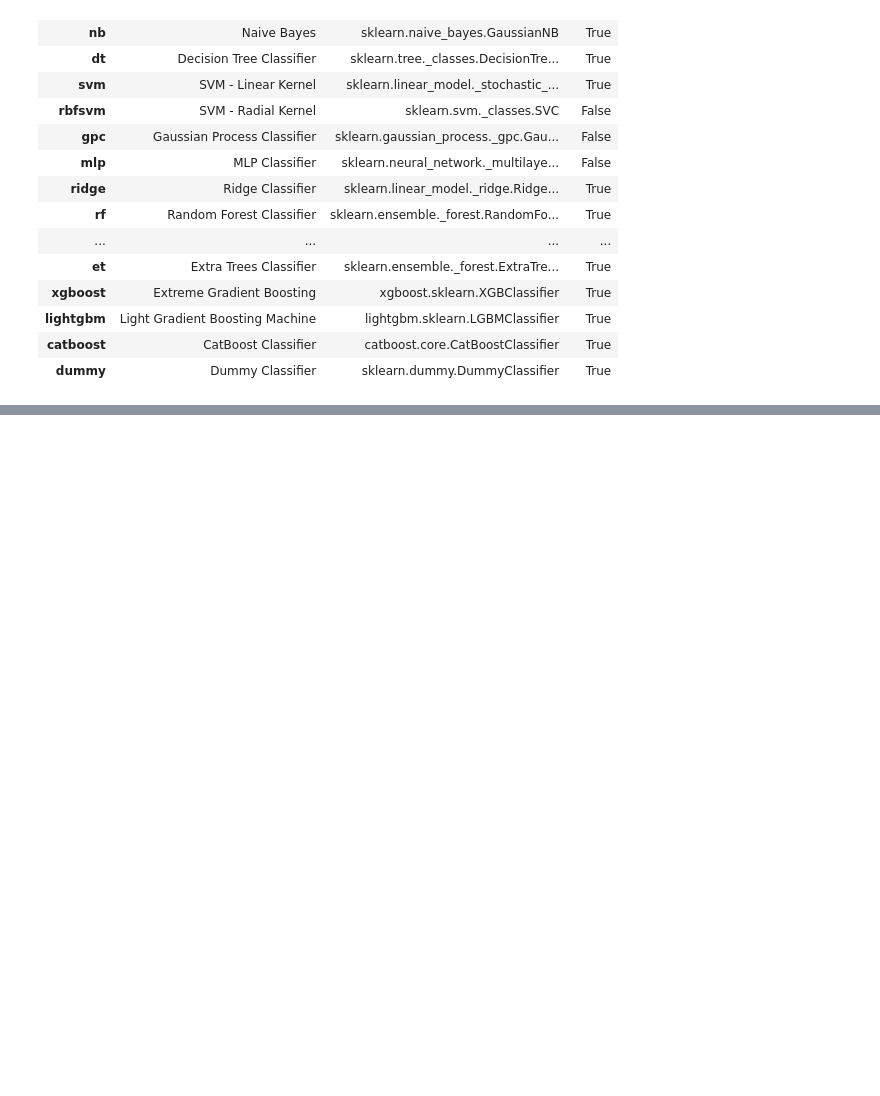
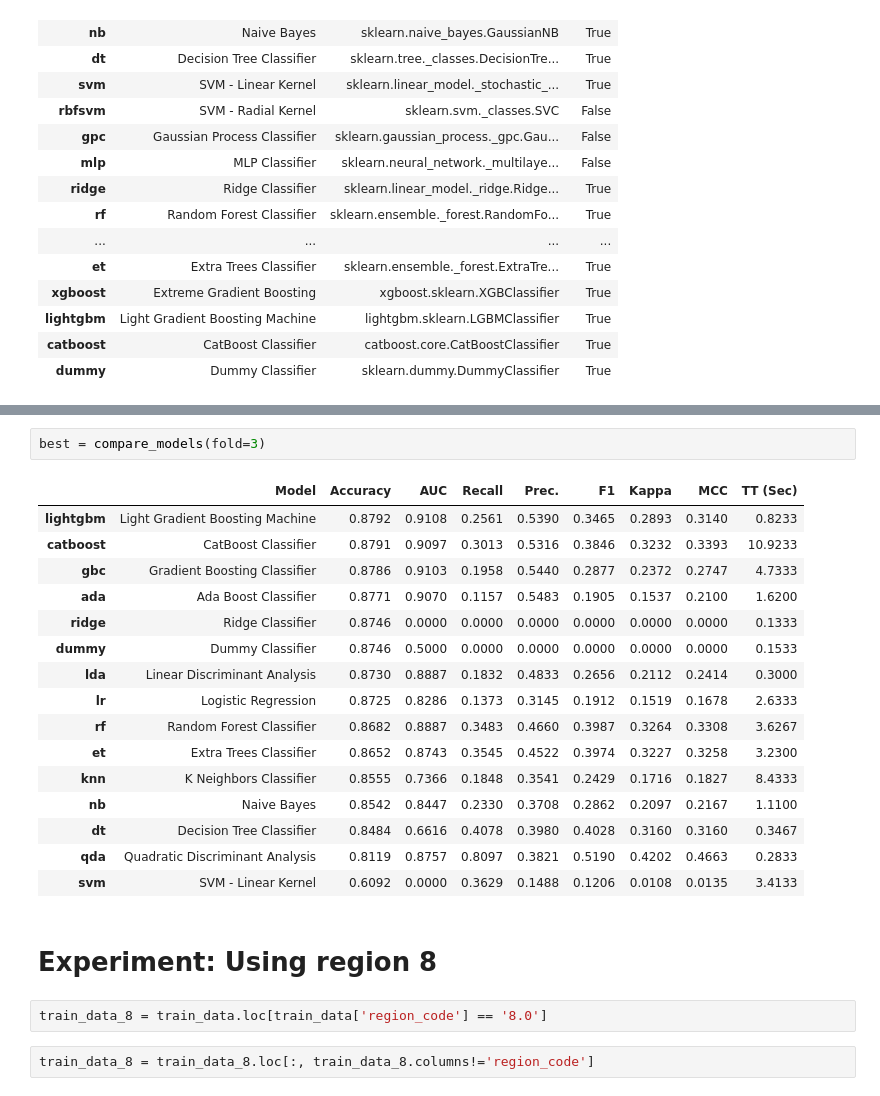
Before and after one commit to gsundeep-tech/churn-prediction, a Jupyter notebook: notebooks/pycaret analysis.ipynb, the cells around one changed output, grey strips where cells are left out. Drawn from its saved outputs; the diff is of its cells as text; blank space fills up the shorter version.

```diff
--- a/notebooks/pycaret analysis.ipynb
+++ b/notebooks/pycaret analysis.ipynb
@@ -261,0 +203,25 @@ best3 = compare_models(n_select=3, fold=5, exclude = ['rf', 'et', 'knn'])
+# %%
+best = compare_models(fold=3)
+# %% [output]
+|  | Model | Accuracy | AUC | Recall | Prec. | F1 | Kappa | MCC | TT (Sec) |
+| lightgbm | Light Gradient Boosting Machine | 0.8792 | 0.9108 | 0.2561 | 0.5390 | 0.3465 | 0.2893 | 0.3140 | 0.8233 |
+| catboost | CatBoost Classifier | 0.8791 | 0.9097 | 0.3013 | 0.5316 | 0.3846 | 0.3232 | 0.3393 | 10.9233 |
+| gbc | Gradient Boosting Classifier | 0.8786 | 0.9103 | 0.1958 | 0.5440 | 0.2877 | 0.2372 | 0.2747 | 4.7333 |
+| ada | Ada Boost Classifier | 0.8771 | 0.9070 | 0.1157 | 0.5483 | 0.1905 | 0.1537 | 0.2100 | 1.6200 |
+| ridge | Ridge Classifier | 0.8746 | 0.0000 | 0.0000 | 0.0000 | 0.0000 | 0.0000 | 0.0000 | 0.1333 |
+| dummy | Dummy Classifier | 0.8746 | 0.5000 | 0.0000 | 0.0000 | 0.0000 | 0.0000 | 0.0000 | 0.1533 |
+| lda | Linear Discriminant Analysis | 0.8730 | 0.8887 | 0.1832 | 0.4833 | 0.2656 | 0.2112 | 0.2414 | 0.3000 |
+| lr | Logistic Regression | 0.8725 | 0.8286 | 0.1373 | 0.3145 | 0.1912 | 0.1519 | 0.1678 | 2.6333 |
+| rf | Random Forest Classifier | 0.8682 | 0.8887 | 0.3483 | 0.4660 | 0.3987 | 0.3264 | 0.3308 | 3.6267 |
+| et | Extra Trees Classifier | 0.8652 | 0.8743 | 0.3545 | 0.4522 | 0.3974 | 0.3227 | 0.3258 | 3.2300 |
+| knn | K Neighbors Classifier | 0.8555 | 0.7366 | 0.1848 | 0.3541 | 0.2429 | 0.1716 | 0.1827 | 8.4333 |
+| nb | Naive Bayes | 0.8542 | 0.8447 | 0.2330 | 0.3708 | 0.2862 | 0.2097 | 0.2167 | 1.1100 |
+| dt | Decision Tree Classifier | 0.8484 | 0.6616 | 0.4078 | 0.3980 | 0.4028 | 0.3160 | 0.3160 | 0.3467 |
+| qda | Quadratic Discriminant Analysis | 0.8119 | 0.8757 | 0.8097 | 0.3821 | 0.5190 | 0.4202 | 0.4663 | 0.2833 |
+| svm | SVM - Linear Kernel | 0.6092 | 0.0000 | 0.3629 | 0.1488 | 0.1206 | 0.0108 | 0.0135 | 3.4133 |
+# %% [markdown]
+# Experiment: Using region 8
+# %%
+train_data_8 = train_data.loc[train_data['region_code'] == '8.0']
+# %%
+train_data_8 = train_data_8.loc[:, train_data_8.columns!='region_code']
```
Also changed, not shown: parts of 44 cells of this notebook, 42 other files.
